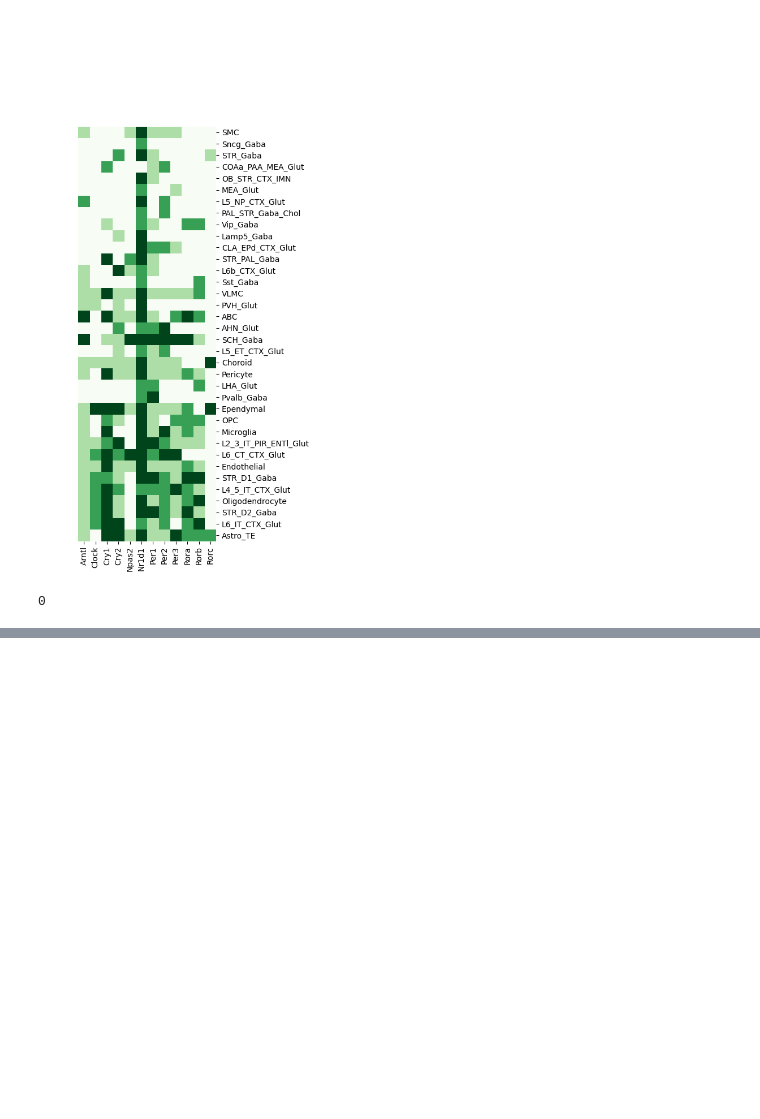
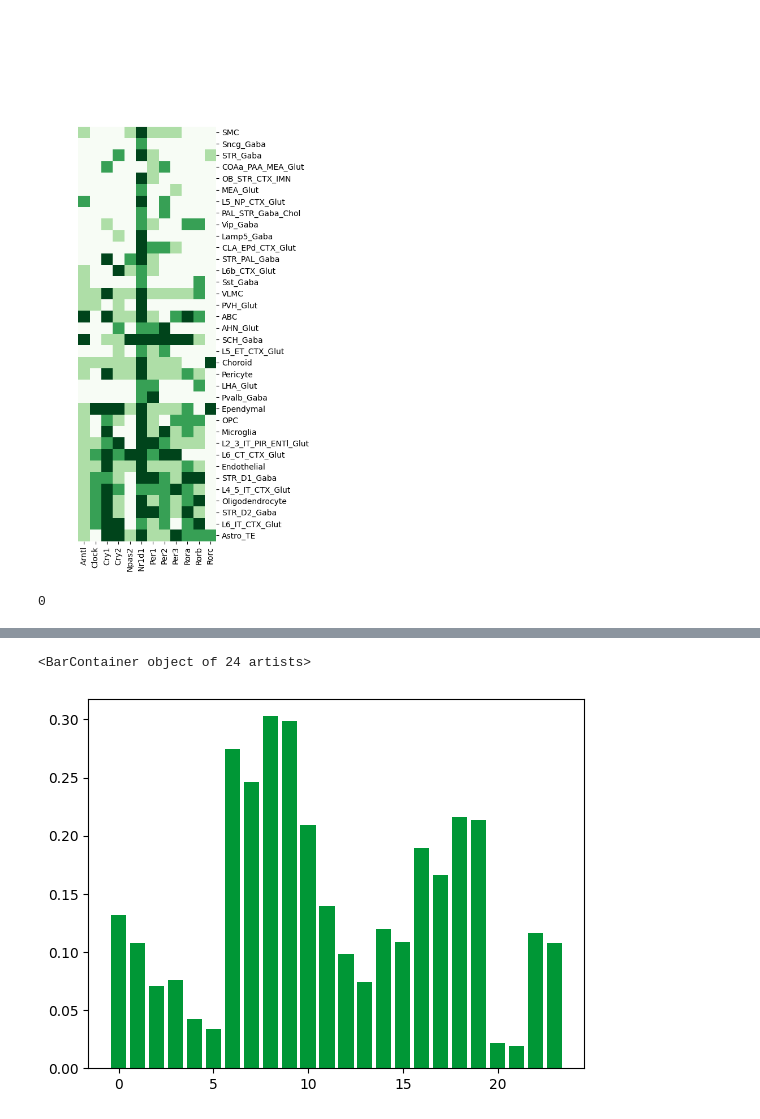
Before and after one commit to Carboneinerte/Pynda_ssc, a Jupyter notebook: v10D_Xenium_Downstream_Analysis_WIP.ipynb, the cells around one changed output, grey strips where cells are left out. Saved outputs shown, nothing was run; the diff lists cells and outputs as text; code cells hidden in the pictures; blank space fills up the shorter version.

```diff
--- a/v10D_Xenium_Downstream_Analysis_WIP.ipynb
+++ b/v10D_Xenium_Downstream_Analysis_WIP.ipynb
@@ -2693,0 +2794,15 @@ len(df['SCH_Gaba']['SD_cyc_filter']['CycID'][df['SCH_Gaba']['SD_cyc_filter']['Cy
+# %%
+from module.misc import genes_list
+import pandas as pd
+import pickle
+
+with open(f"{dir_notebook}/analysis/circa-SD/cycling_genes_database.pickle", "rb") as handle:
+    dict_all_cycling = pickle.load(handle)
+
+clock = genes_list('clock')
+
+dfdf = pd.DataFrame(index=clock)
+
+for cell in dict_all_cycling.keys():
+
+    dfdf[cell] = dict_all_cycling[cell]['DEG'][dict_all_cycling[cell]['DEG']['group']=="circa4"]['pct_nz_group'][clock].values
@@ -2693,0 +2825,5 @@ len(df['SCH_Gaba']['SD_cyc_filter']['CycID'][df['SCH_Gaba']['SD_cyc_filter']['Cy
+# %%
+plt.bar(x=range(24), height = dict_all_cycling[cell]['DEG']['pct_nz_group'][clock].values)
+# %% [output]
+<BarContainer object of 24 artists>
+[figure, added]
```
Also changed, not shown: parts of 13 cells of this notebook, 2 other files.
